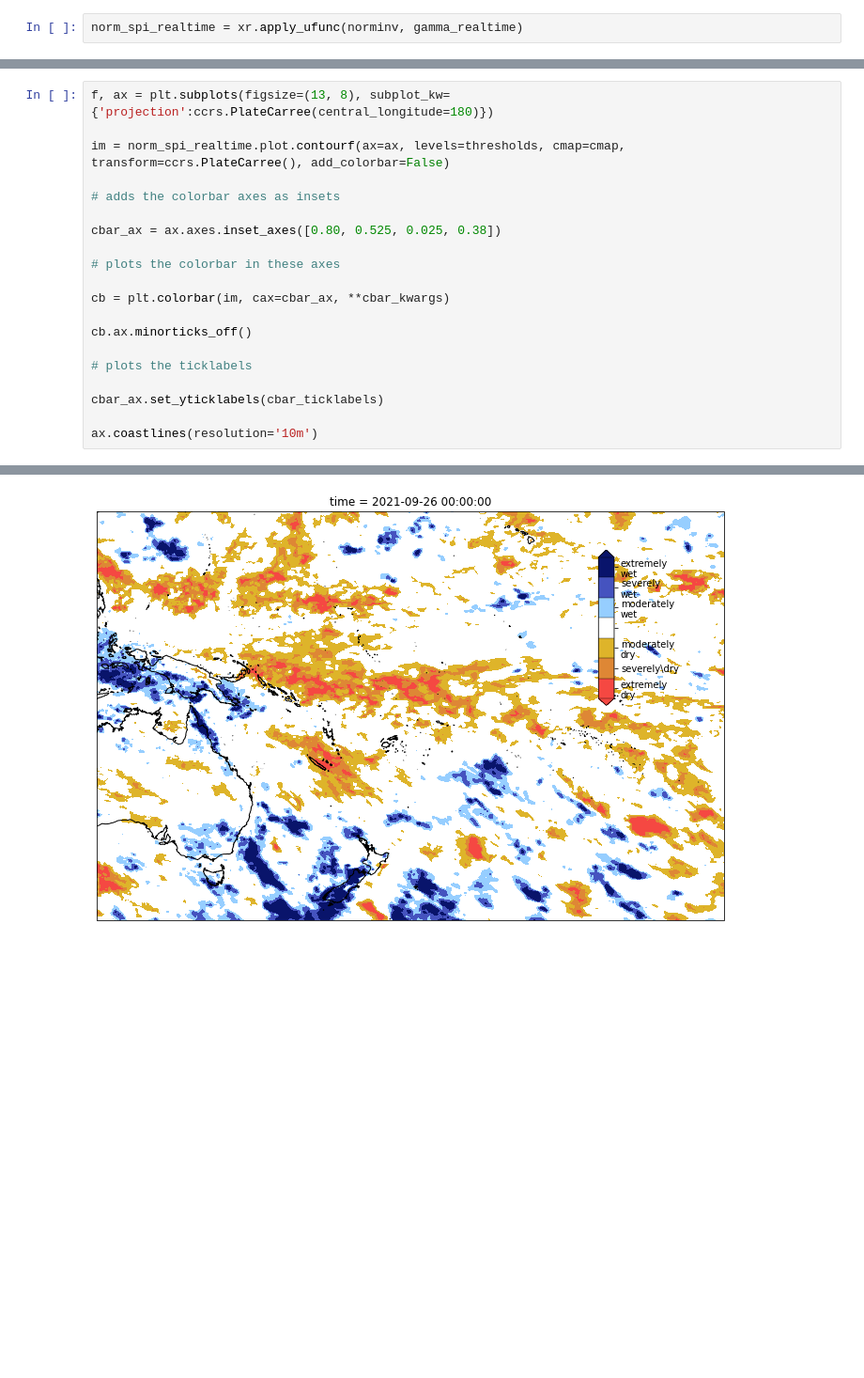
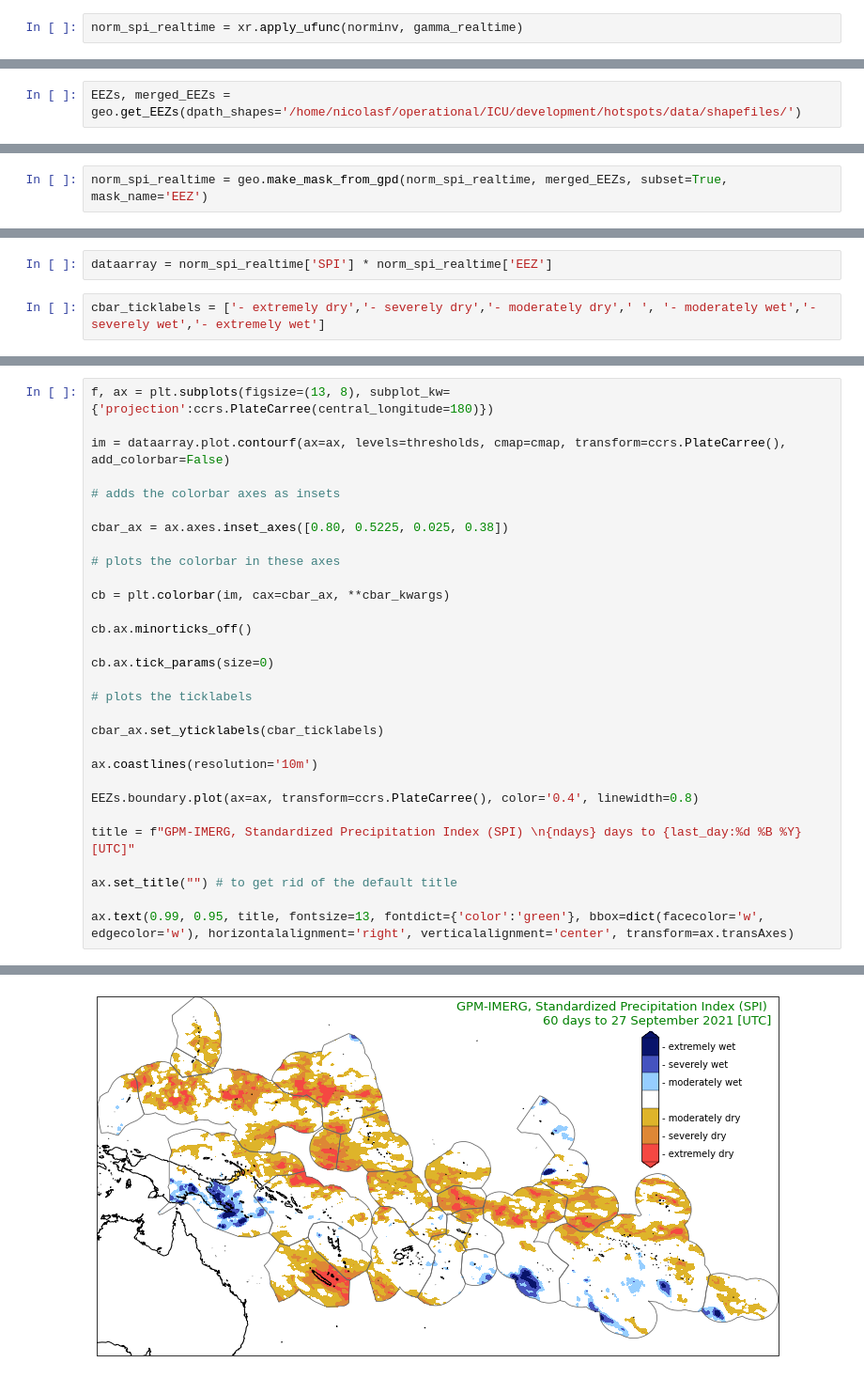
Before and after one commit to nicolasfauchereau/ICU_Water_Watch, a Jupyter notebook: notebooks/GPM/calculates_GPM-IMERG_accumulations_SPI.ipynb, the cells around one changed output, grey strips where cells are left out. Shown at 94% size. Drawn from its saved outputs; the diff is of its cells as text; blank space fills up the shorter version.

Commit message:
functions to calculate the SPI in calculates_GPM-IMERG_accumulations_SPI.ipynb

```diff
--- a/notebooks/GPM/calculates_GPM-IMERG_accumulations_SPI.ipynb
+++ b/notebooks/GPM/calculates_GPM-IMERG_accumulations_SPI.ipynb
@@ -381,0 +288,2 @@ norm_spi_realtime.plot()
+# %%
+EEZs, merged_EEZs = geo.get_EEZs(dpath_shapes='/home/nicolasf/operational/ICU/development/hotspots/data/shapefiles/')
@@ -381,0 +292,2 @@ norm_spi_realtime.plot()
+# %%
+norm_spi_realtime = geo.make_mask_from_gpd(norm_spi_realtime, merged_EEZs, subset=True, mask_name='EEZ')
@@ -381,0 +312,4 @@ norm_spi_realtime.plot()
+# %%
+dataarray = norm_spi_realtime['SPI'] * norm_spi_realtime['EEZ']
+# %%
+cbar_ticklabels = ['- extremely dry','- severely dry','- moderately dry',' ', '- moderately wet','- severely wet','- extremely wet']
@@ -382,11 +318,11 @@ norm_spi_realtime.plot()
 # %%
 f, ax = plt.subplots(figsize=(13, 8), subplot_kw={'projection':ccrs.PlateCarree(central_longitude=180)})
 
-im = norm_spi_realtime.plot.contourf(ax=ax, levels=thresholds, cmap=cmap, transform=ccrs.PlateCarree(), add_colorbar=False)
+im = dataarray.plot.contourf(ax=ax, levels=thresholds, cmap=cmap, transform=ccrs.PlateCarree(), add_colorbar=False)
 
 # adds the colorbar axes as insets
 
-cbar_ax = ax.axes.inset_axes([0.80, 0.525, 0.025, 0.38])
+cbar_ax = ax.axes.inset_axes([0.80, 0.5225, 0.025, 0.38])
 
 # plots the colorbar in these axes
 
@@ -394,9 +330,19 @@ cb = plt.colorbar(im, cax=cbar_ax, **cbar_kwargs)
 
 cb.ax.minorticks_off()
 
+cb.ax.tick_params(size=0)
+
 # plots the ticklabels
 
 cbar_ax.set_yticklabels(cbar_ticklabels)
 
 ax.coastlines(resolution='10m')
+
+EEZs.boundary.plot(ax=ax, transform=ccrs.PlateCarree(), color='0.4', linewidth=0.8)
+
+title = f"GPM-IMERG, Standardized Precipitation Index (SPI) \n{ndays} days to {last_day:%d %B %Y} [UTC]"
+
+ax.set_title("") # to get rid of the default title
+
+ax.text(0.99, 0.95, title, fontsize=13, fontdict={'color':'green'}, bbox=dict(facecolor='w', edgecolor='w'), horizontalalignment='right', verticalalignment='center', transform=ax.transAxes)
 # %% [output]
@@ -404 +350 @@ ax.coastlines(resolution='10m')
-[figure, old version]
+[figure, new version]
```
Also changed, not shown: parts of 79 cells of this notebook.
